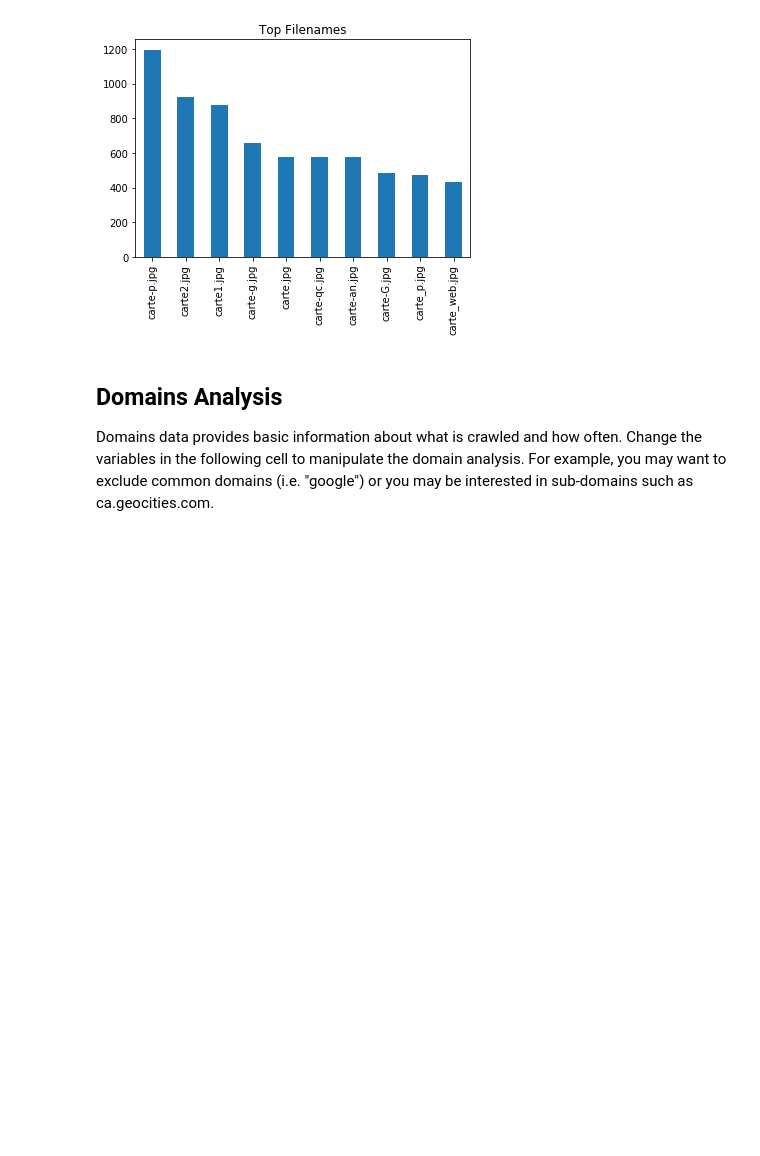
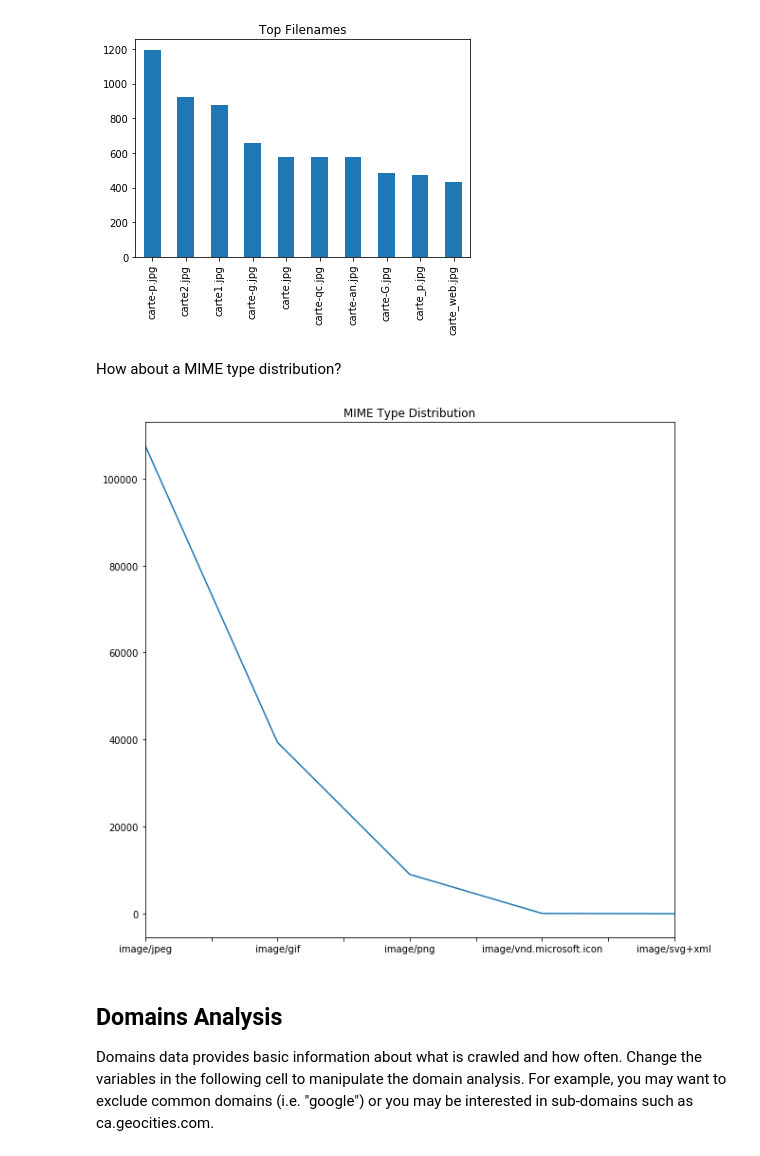
Before and after one commit to archivesunleashed/notebooks, a Jupyter notebook: parquet_pandas_example.ipynb, the cells around one changed output. Saved outputs shown, nothing was run; the diff lists cells and outputs as text; code cells hidden in the pictures; blank space fills up the shorter version.

Commit message:
MIME type line chart

```diff
--- a/parquet_pandas_example.ipynb
+++ b/parquet_pandas_example.ipynb
@@ -306,6 +306,13 @@ Let's plot it!
 top_filenames_chart = top_filenames.plot(kind='bar', title="Top Filenames", legend=None)
 # %% [output]
 [figure]
+# %% [markdown]
+How about a MIME type distribution?
+# %%
+mime_types = images['mime_type_tika'].value_counts().head(5)
+mime_type_chart = mime_types.plot.line(title="MIME Type Distribution", figsize=(10,10))
+# %% [output]
+[figure, added]
 # %% [markdown]
 ## Domains Analysis
 
```
